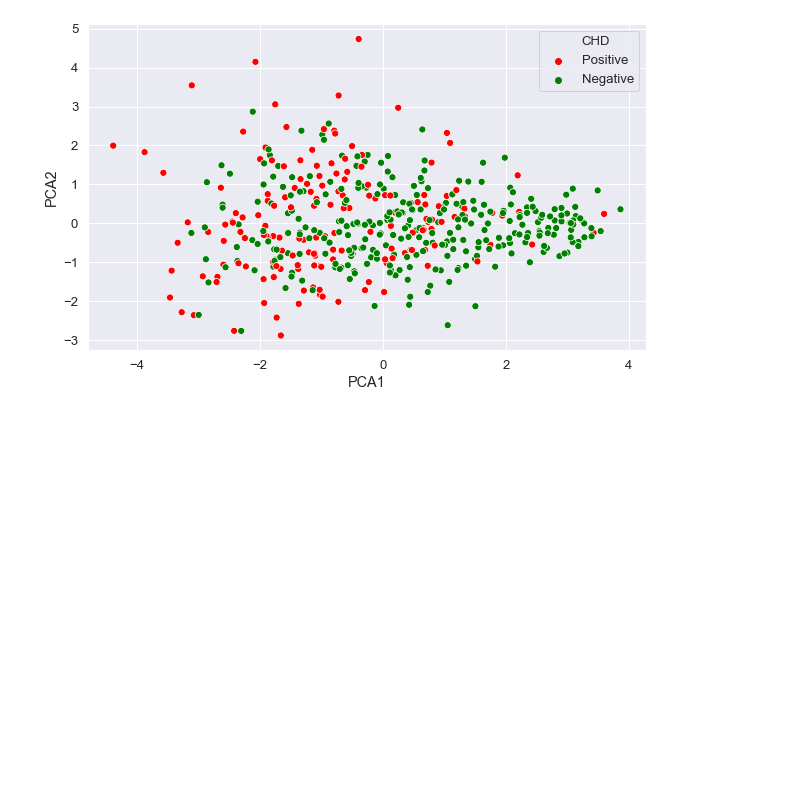
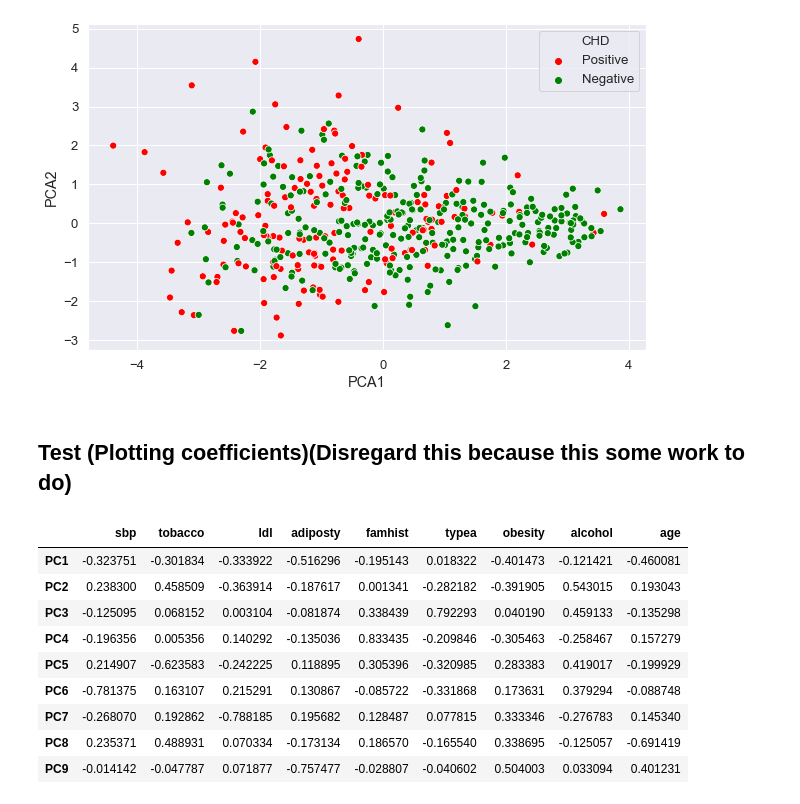
Before and after one commit to KrishnaMohinani/SAheart, a Jupyter notebook: SA Heart.ipynb, the cells around one changed output. Saved outputs shown, nothing was run; the diff lists cells and outputs as text; code cells hidden in the pictures; blank space fills up the shorter version.

```diff
--- a/SA Heart.ipynb
+++ b/SA Heart.ipynb
@@ -401,3 +366,22 @@ plt.ylabel("PCA2")
 plt.show()
 # %% [output]
 [figure]
+# %% [markdown]
+## Test (Plotting coefficients)(Disregard this because this some work to do)
+# %%
+test = pd.DataFrame(VT, index = ['PC1','PC2','PC3','PC4','PC5','PC6','PC7','PC8','PC9'],
+                    columns=['sbp','tobacco','ldl',
+                             'adiposty','famhist','typea',
+                              'obesity','alcohol','age'])
+test
+# %% [output]
+|  | sbp | tobacco | ldl | adiposty | famhist | typea | obesity | alcohol | age |
+| PC1 | -0.323751 | -0.301834 | -0.333922 | -0.516296 | -0.195143 | 0.018322 | -0.401473 | -0.121421 | -0.460081 |
+| PC2 | 0.238300 | 0.458509 | -0.363914 | -0.187617 | 0.001341 | -0.282182 | -0.391905 | 0.543015 | 0.193043 |
+| PC3 | -0.125095 | 0.068152 | 0.003104 | -0.081874 | 0.338439 | 0.792293 | 0.040190 | 0.459133 | -0.135298 |
+| PC4 | -0.196356 | 0.005356 | 0.140292 | -0.135036 | 0.833435 | -0.209846 | -0.305463 | -0.258467 | 0.157279 |
+| PC5 | 0.214907 | -0.623583 | -0.242225 | 0.118895 | 0.305396 | -0.320985 | 0.283383 | 0.419017 | -0.199929 |
+| PC6 | -0.781375 | 0.163107 | 0.215291 | 0.130867 | -0.085722 | -0.331868 | 0.173631 | 0.379294 | -0.088748 |
+| PC7 | -0.268070 | 0.192862 | -0.788185 | 0.195682 | 0.128487 | 0.077815 | 0.333346 | -0.276783 | 0.145340 |
+| PC8 | 0.235371 | 0.488931 | 0.070334 | -0.173134 | 0.186570 | -0.165540 | 0.338695 | -0.125057 | -0.691419 |
+| PC9 | -0.014142 | -0.047787 | 0.071877 | -0.757477 | -0.028807 | -0.040602 | 0.504003 | 0.033094 | 0.401231 |
```
Also changed, not shown: parts of 16 cells of this notebook.
